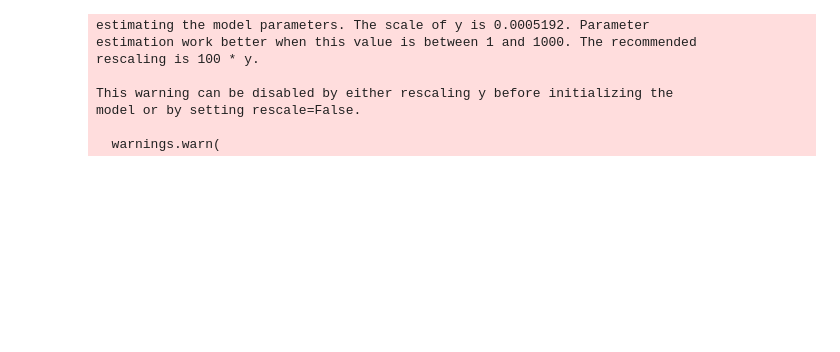
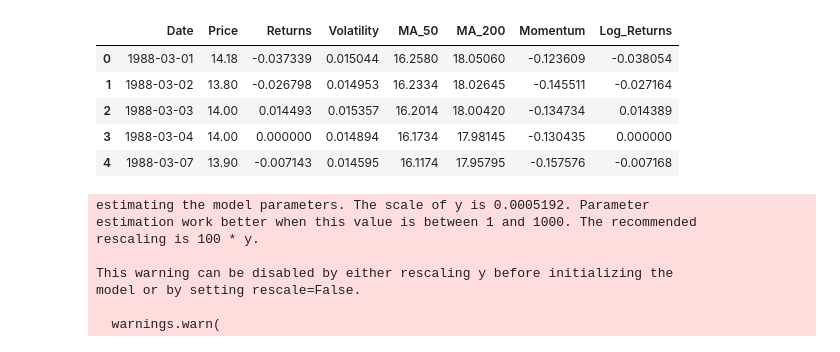
Before and after one commit to Endekalu777/OilMarketInsights, a Jupyter notebook: notebooks/price_forecast.ipynb, the cells around one changed output. Drawn from its saved outputs; the diff is of its cells as text; code cells hidden in the pictures; blank space fills up the shorter version.

```diff
--- a/notebooks/price_forecast.ipynb
+++ b/notebooks/price_forecast.ipynb
@@ -10,3 +10,12 @@ oil_data = pd.read_csv("../data/Oil_indicator.csv")
+# %%
+oil_data.head()
+# %% [output]
+|  | Date | Price | Returns | Volatility | MA_50 | MA_200 | Momentum | Log_Returns |
+| 0 | 1988-03-01 | 14.18 | -0.037339 | 0.015044 | 16.2580 | 18.05060 | -0.123609 | -0.038054 |
+| 1 | 1988-03-02 | 13.80 | -0.026798 | 0.014953 | 16.2334 | 18.02645 | -0.145511 | -0.027164 |
+| 2 | 1988-03-03 | 14.00 | 0.014493 | 0.015357 | 16.2014 | 18.00420 | -0.134734 | 0.014389 |
+| 3 | 1988-03-04 | 14.00 | 0.000000 | 0.014894 | 16.1734 | 17.98145 | -0.130435 | 0.000000 |
+| 4 | 1988-03-07 | 13.90 | -0.007143 | 0.014595 | 16.1174 | 17.95795 | -0.157576 | -0.007168 |
 # %%
 analysis = OilPriceAnalysis(oil_data)
 # %%
```
Also changed, not shown: parts of 5 cells of this notebook, 2 other files.
